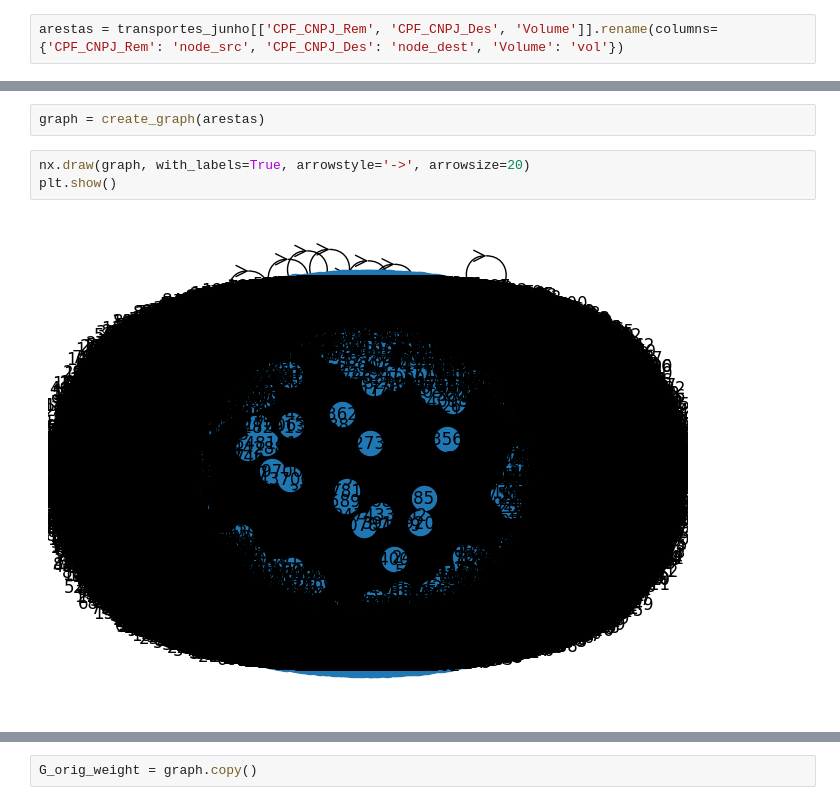
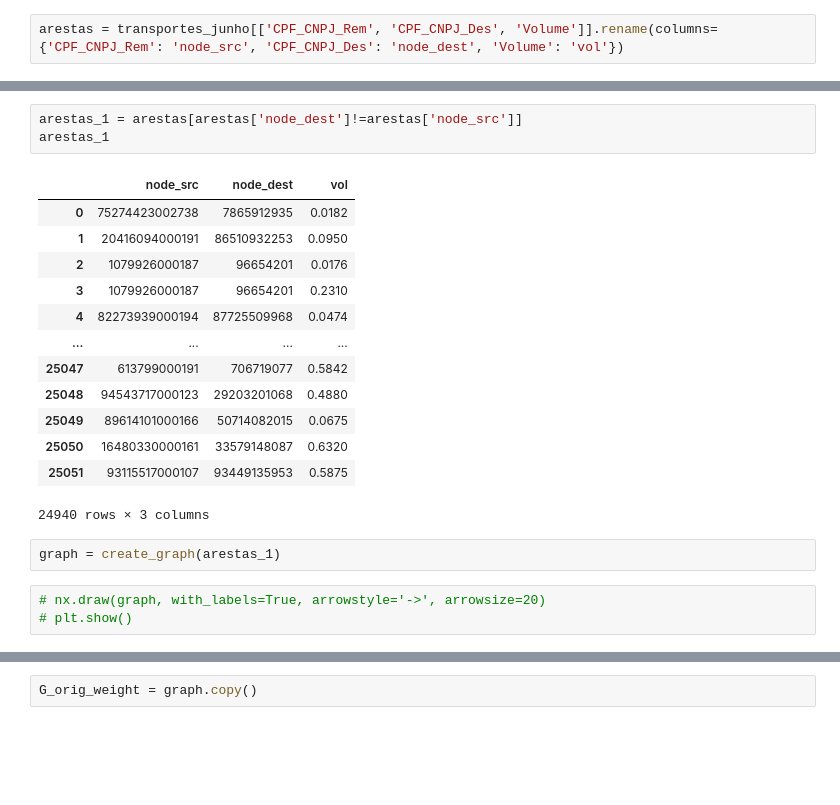
Before and after one commit to mistercapote/atividade_madeireira, a Jupyter notebook: src/example.ipynb, the cells around one changed output, grey strips where cells are left out. Saved outputs shown, nothing was run; the diff lists cells and outputs as text; blank space fills up the shorter version.

```diff
--- a/src/example.ipynb
+++ b/src/example.ipynb
@@ -299,10 +320,25 @@ arestas
+# %%
+arestas_1 = arestas[arestas['node_dest']!=arestas['node_src']]
+arestas_1
+# %% [output]
+|  | node_src | node_dest | vol |
+| 0 | 75274423002738 | 7865912935 | 0.0182 |
+| 1 | 20416094000191 | 86510932253 | 0.0950 |
+| 2 | 1079926000187 | 96654201 | 0.0176 |
+| 3 | 1079926000187 | 96654201 | 0.2310 |
+| 4 | 82273939000194 | 87725509968 | 0.0474 |
+| ... | ... | ... | ... |
+| 25047 | 613799000191 | 706719077 | 0.5842 |
+| 25048 | 94543717000123 | 29203201068 | 0.4880 |
+| 25049 | 89614101000166 | 50714082015 | 0.0675 |
+| 25050 | 16480330000161 | 33579148087 | 0.6320 |
+| 25051 | 93115517000107 | 93449135953 | 0.5875 |
+24940 rows × 3 columns
 # %%
-graph = create_graph(arestas)
+graph = create_graph(arestas_1)
 # %%
-nx.draw(graph, with_labels=True, arrowstyle='->', arrowsize=20)
-plt.show()
+# nx.draw(graph, with_labels=True, arrowstyle='->', arrowsize=20)
+# plt.show()
-# %% [output]
-[figure, removed]
 # %%
 graus = [grau for _, grau in graph.degree()]
 graus = sorted(graus)
```
Also changed, not shown: parts of 23 cells of this notebook.
